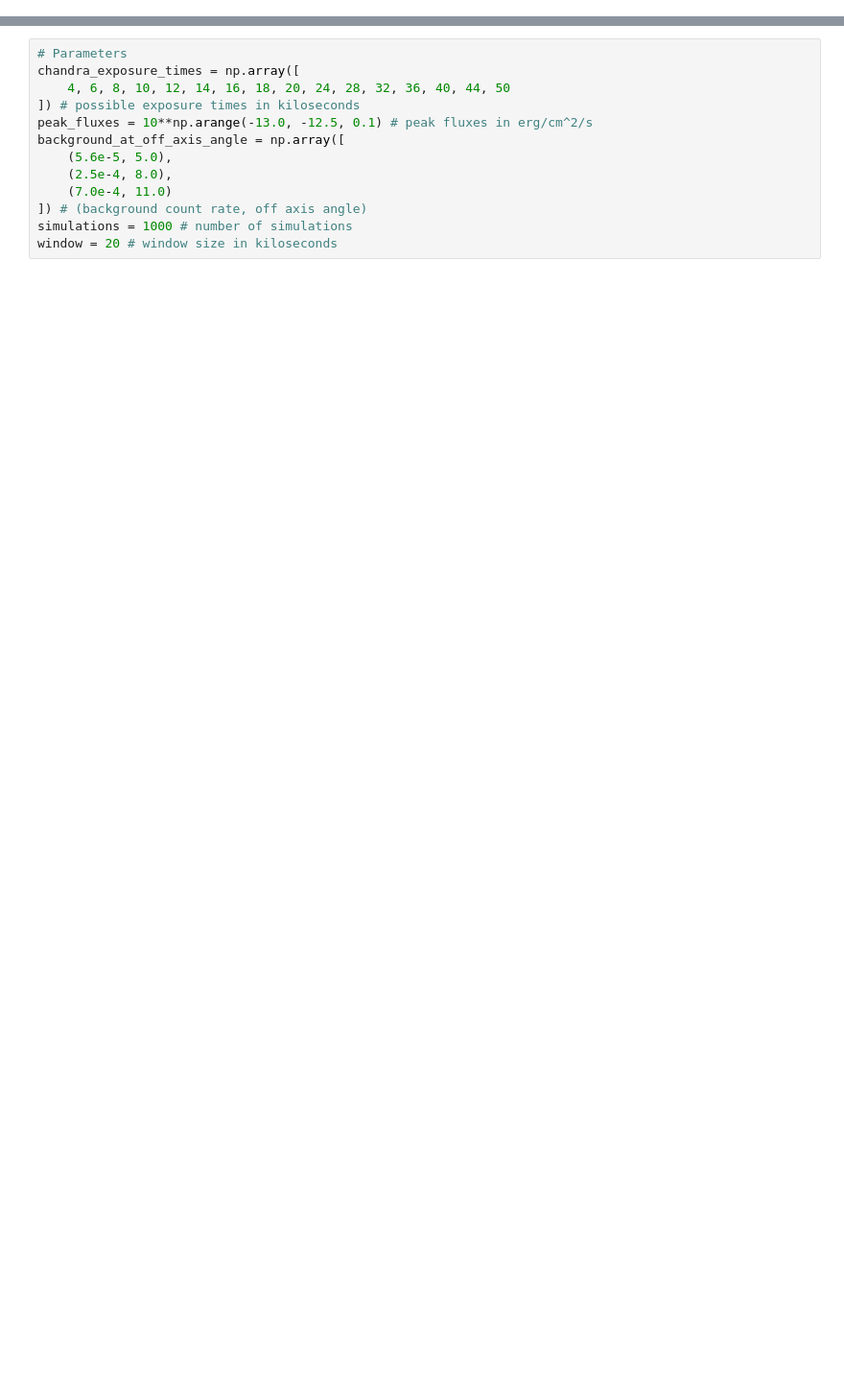
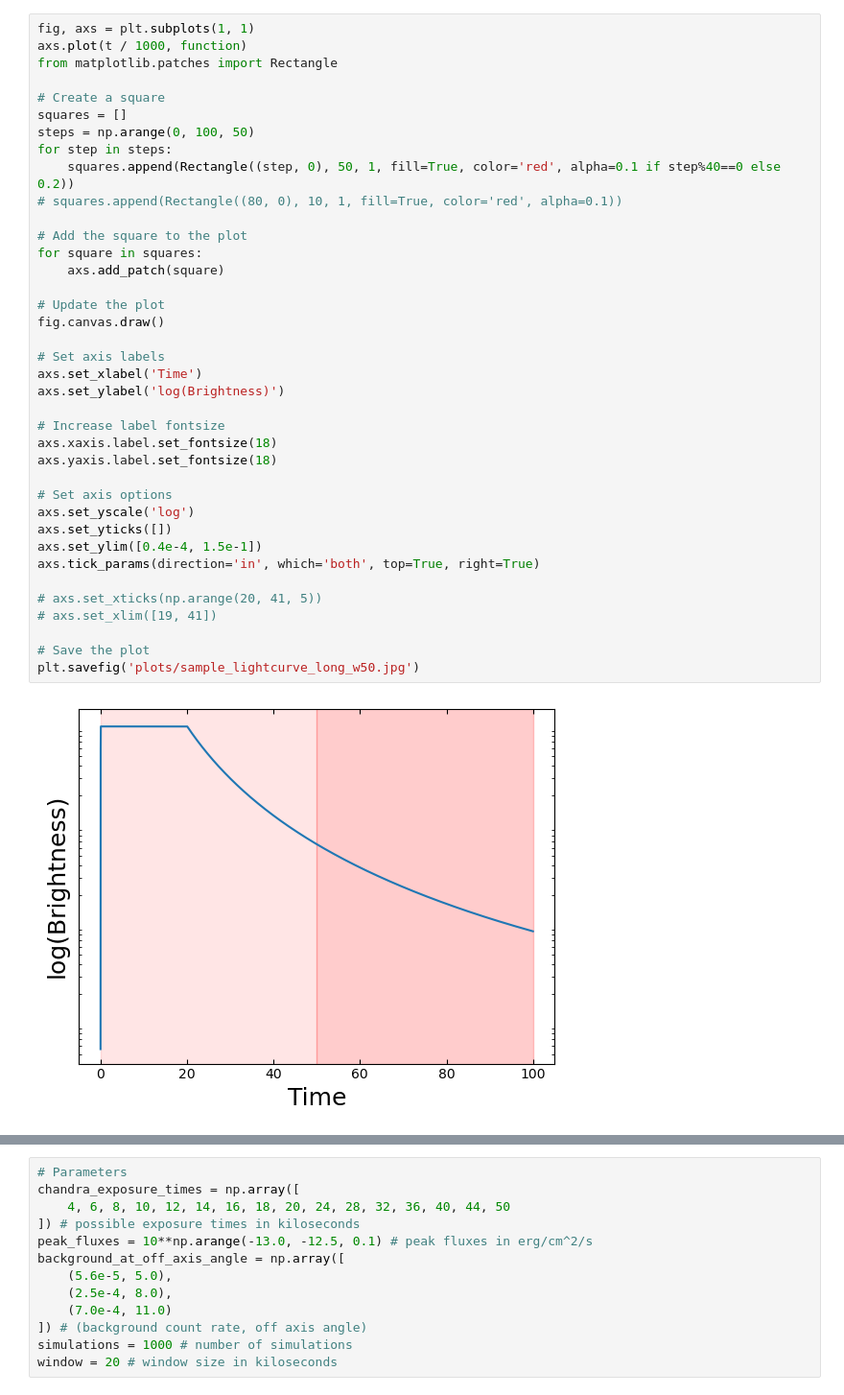
Before and after one commit to jessecrans/bachelor-internship, a Jupyter notebook: code/simulation/Simulations.ipynb, the cells around one changed output, grey strips where cells are left out. Shown: that part at 96% size. Cells and saved outputs as stored; diff of their text form; blank space fills up the shorter version.

```diff
--- a/code/simulation/Simulations.ipynb
+++ b/code/simulation/Simulations.ipynb
@@ -18 +30,41 @@ ModuleNotFoundError: No module named 'scipy'
+# %%
+fig, axs = plt.subplots(1, 1)
+axs.plot(t / 1000, function)
+from matplotlib.patches import Rectangle
+
+# Create a square
+squares = []
+steps = np.arange(0, 100, 50)
+for step in steps:
+    squares.append(Rectangle((step, 0), 50, 1, fill=True, color='red', alpha=0.1 if step%40==0 else 0.2))
+# squares.append(Rectangle((80, 0), 10, 1, fill=True, color='red', alpha=0.1))
+
+# Add the square to the plot
+for square in squares:
+    axs.add_patch(square)
+
+# Update the plot
+fig.canvas.draw()
+
+# Set axis labels
+axs.set_xlabel('Time')
+axs.set_ylabel('log(Brightness)')
+
+# Increase label fontsize
+axs.xaxis.label.set_fontsize(18)
+axs.yaxis.label.set_fontsize(18)
+
+# Set axis options
+axs.set_yscale('log')
+axs.set_yticks([])
+axs.set_ylim([0.4e-4, 1.5e-1])
+axs.tick_params(direction='in', which='both', top=True, right=True)
+
+# axs.set_xticks(np.arange(20, 41, 5))
+# axs.set_xlim([19, 41])
+
+# Save the plot
+plt.savefig('plots/sample_lightcurve_long_w50.jpg')
+# %% [output]
+[figure, added]
 # %%
```
Also changed, not shown: parts of 5 cells of this notebook, 24 other files.
